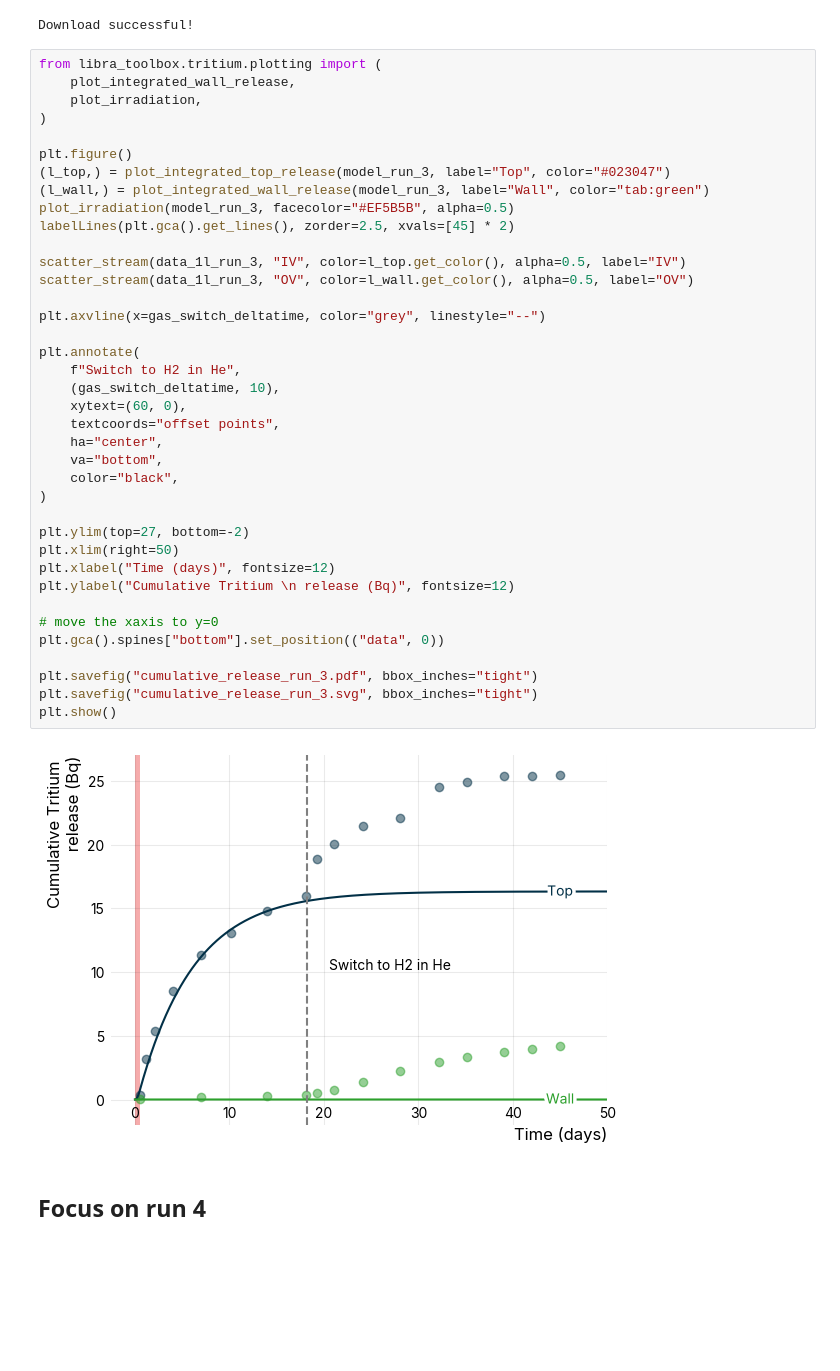
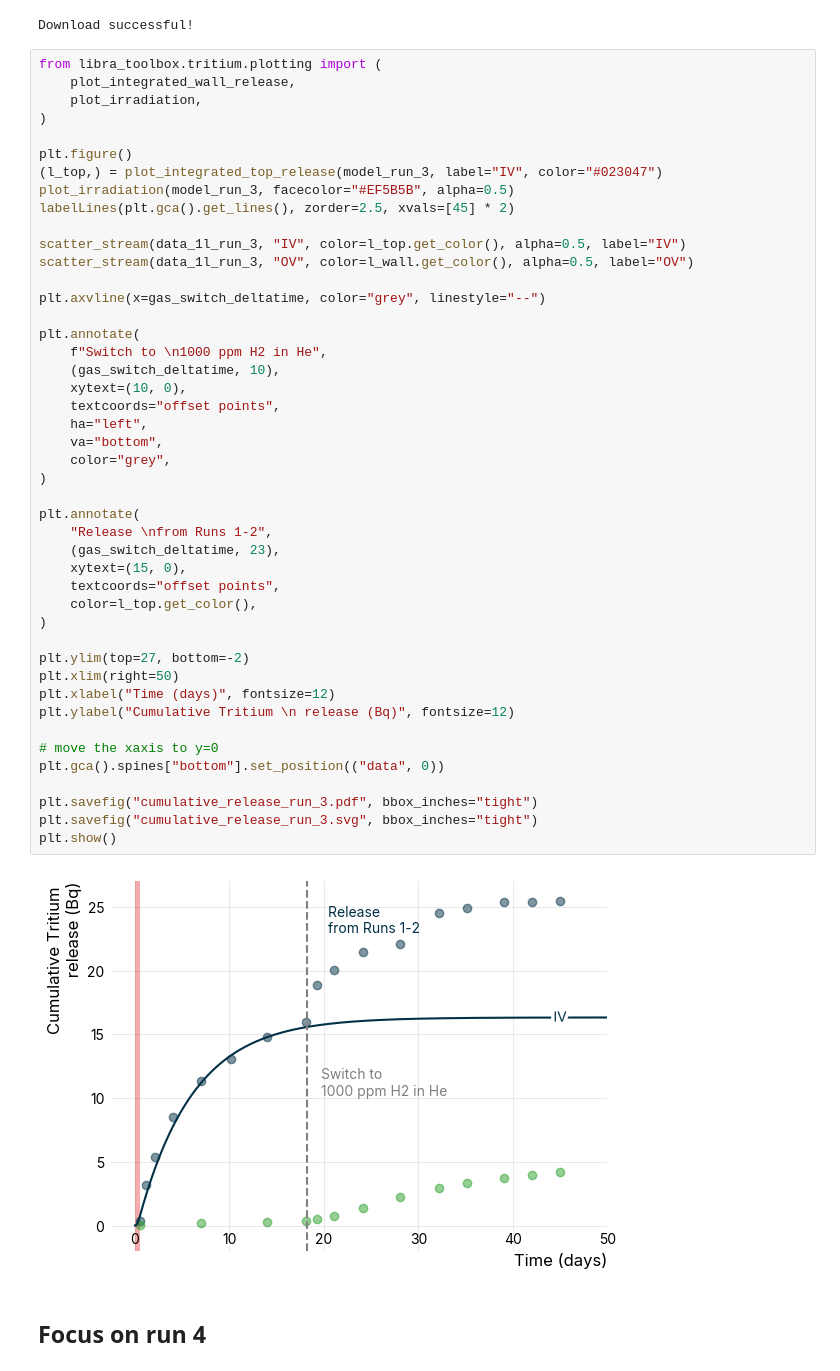
Before and after one commit to LIBRA-project/baby-1l-paper, a Jupyter notebook: main.ipynb, the cells around one changed output. Cells and saved outputs as stored; diff of their text form; blank space fills up the shorter version.

```diff
--- a/main.ipynb
+++ b/main.ipynb
@@ -696,40 +696,47 @@ from libra_toolbox.tritium.plotting import (
     plot_irradiation,
 )
 
 plt.figure()
-(l_top,) = plot_integrated_top_release(model_run_3, label="Top", color="#023047")
-(l_wall,) = plot_integrated_wall_release(model_run_3, label="Wall", color="tab:green")
+(l_top,) = plot_integrated_top_release(model_run_3, label="IV", color="#023047")
 plot_irradiation(model_run_3, facecolor="#EF5B5B", alpha=0.5)
 labelLines(plt.gca().get_lines(), zorder=2.5, xvals=[45] * 2)
 
 scatter_stream(data_1l_run_3, "IV", color=l_top.get_color(), alpha=0.5, label="IV")
 scatter_stream(data_1l_run_3, "OV", color=l_wall.get_color(), alpha=0.5, label="OV")
 
 plt.axvline(x=gas_switch_deltatime, color="grey", linestyle="--")
 
 plt.annotate(
-    f"Switch to H2 in He",
+    f"Switch to \n1000 ppm H2 in He",
     (gas_switch_deltatime, 10),
-    xytext=(60, 0),
+    xytext=(10, 0),
     textcoords="offset points",
-    ha="center",
+    ha="left",
     va="bottom",
-    color="black",
+    color="grey",
+)
+
+plt.annotate(
+    "Release \nfrom Runs 1-2",
+    (gas_switch_deltatime, 23),
+    xytext=(15, 0),
+    textcoords="offset points",
+    color=l_top.get_color(),
 )
 
 plt.ylim(top=27, bottom=-2)
 plt.xlim(right=50)
 plt.xlabel("Time (days)", fontsize=12)
 plt.ylabel("Cumulative Tritium \n release (Bq)", fontsize=12)
 
 # move the xaxis to y=0
 plt.gca().spines["bottom"].set_position(("data", 0))
 
 plt.savefig("cumulative_release_run_3.pdf", bbox_inches="tight")
 plt.savefig("cumulative_release_run_3.svg", bbox_inches="tight")
 plt.show()
 # %% [output]
-[figure, old version]
+[figure, new version]
 # %% [markdown]
 ## Focus on run 4
 # %%
```
Also changed, not shown: parts of 4 cells of this notebook.
